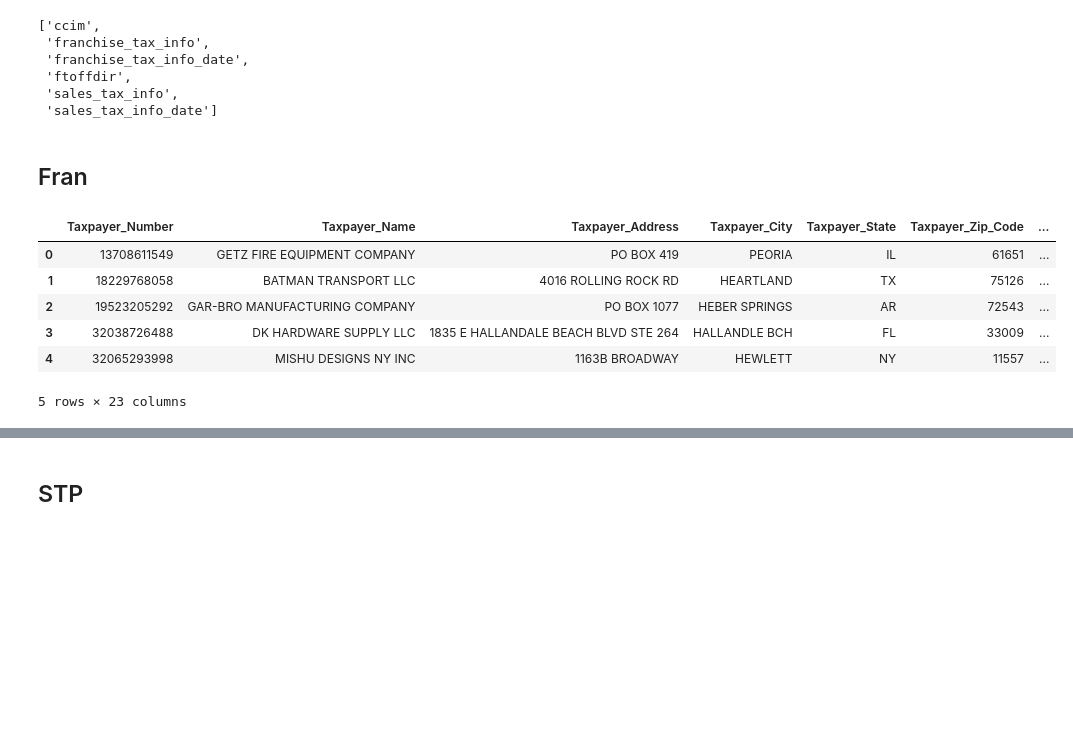
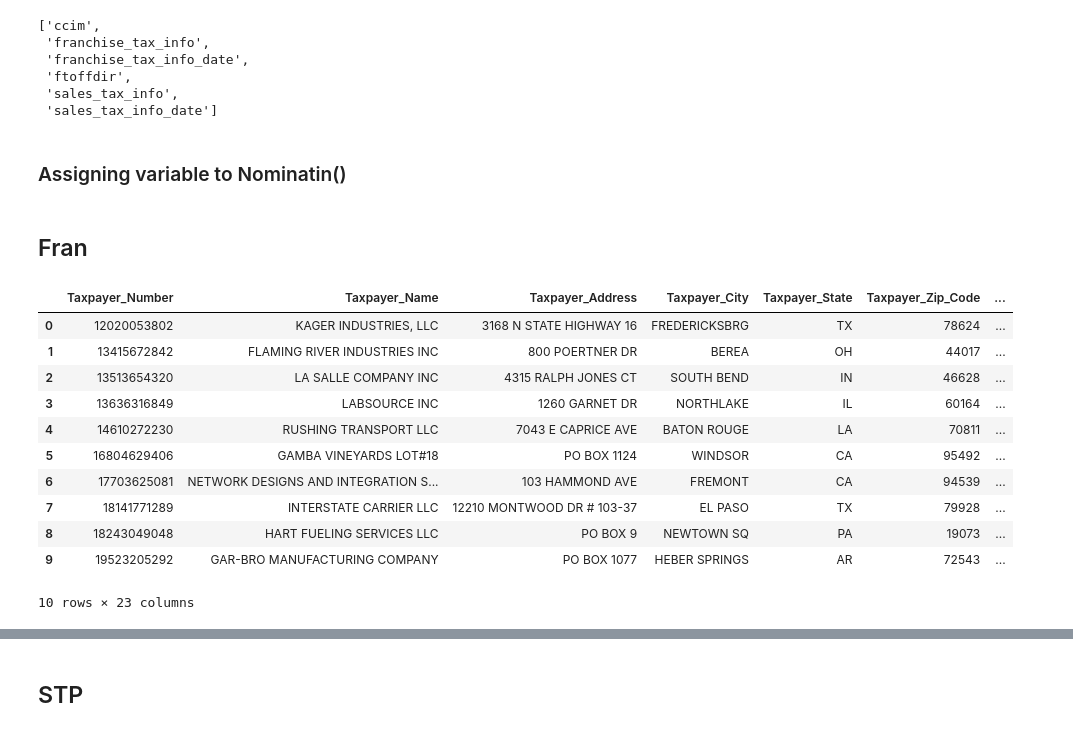
Before and after one commit to jmitterh/Project_3_Potential_Marketing, a Jupyter notebook: CRE_Marketing_Data/HoustonData.ipynb, the cells around one changed output, grey strips where cells are left out. Saved outputs shown, nothing was run; the diff lists cells and outputs as text; code cells hidden in the pictures; blank space fills up the shorter version.

```diff
--- a/CRE_Marketing_Data/HoustonData.ipynb
+++ b/CRE_Marketing_Data/HoustonData.ipynb
@@ -20,3 +25,5 @@ engine.table_names()
  'ftoffdir',
  'sales_tax_info',
  'sales_tax_info_date']
+# %% [markdown]
+### Assigning variable to Nominatin()
@@ -24,15 +33,20 @@ engine.table_names()
 ## Fran
 # %%
 df_franchise_tax_info_date = pdsql.read_sql("SELECT * FROM franchise_tax_info_date",engine)
-df_franchise_tax_info_date.head()
+df_franchise_tax_info_date.head(10)
 # %% [output]
 |  | Taxpayer_Number | Taxpayer_Name | Taxpayer_Address | Taxpayer_City | Taxpayer_State | Taxpayer_Zip_Code | ... |
-| 0 | 13708611549 | GETZ FIRE EQUIPMENT COMPANY | PO BOX 419 | PEORIA | IL | 61651 | ... |
-| 1 | 18229768058 | BATMAN TRANSPORT LLC | 4016 ROLLING ROCK RD | HEARTLAND | TX | 75126 | ... |
-| 2 | 19523205292 | GAR-BRO MANUFACTURING COMPANY | PO BOX 1077 | HEBER SPRINGS | AR | 72543 | ... |
-| 3 | 32038726488 | DK HARDWARE SUPPLY LLC | 1835 E HALLANDALE BEACH BLVD STE 264 | HALLANDLE BCH | FL | 33009 | ... |
-| 4 | 32065293998 | MISHU DESIGNS NY INC | 1163B BROADWAY | HEWLETT | NY | 11557 | ... |
+| 0 | 12020053802 | KAGER INDUSTRIES, LLC | 3168 N STATE HIGHWAY 16 | FREDERICKSBRG | TX | 78624 | ... |
+| 1 | 13415672842 | FLAMING RIVER INDUSTRIES INC | 800 POERTNER DR | BEREA | OH | 44017 | ... |
+| 2 | 13513654320 | LA SALLE COMPANY INC | 4315 RALPH JONES CT | SOUTH BEND | IN | 46628 | ... |
+| 3 | 13636316849 | LABSOURCE INC | 1260 GARNET DR | NORTHLAKE | IL | 60164 | ... |
+| 4 | 14610272230 | RUSHING TRANSPORT LLC | 7043 E CAPRICE AVE | BATON ROUGE | LA | 70811 | ... |
+| 5 | 16804629406 | GAMBA VINEYARDS LOT#18 | PO BOX 1124 | WINDSOR | CA | 95492 | ... |
+| 6 | 17703625081 | NETWORK DESIGNS AND INTEGRATION S... | 103 HAMMOND AVE | FREMONT | CA | 94539 | ... |
+| 7 | 18141771289 | INTERSTATE CARRIER LLC | 12210 MONTWOOD DR # 103-37 | EL PASO | TX | 79928 | ... |
+| 8 | 18243049048 | HART FUELING SERVICES LLC | PO BOX 9 | NEWTOWN SQ | PA | 19073 | ... |
+| 9 | 19523205292 | GAR-BRO MANUFACTURING COMPANY | PO BOX 1077 | HEBER SPRINGS | AR | 72543 | ... |
-5 rows × 23 columns
+10 rows × 23 columns
 # %%
 df_franchise_tax_info_date= df_franchise_tax_info_date[df_franchise_tax_info_date['Taxpayer_City']=='HOUSTON']
 df_franchise_tax_info_date.count()
```
Also changed, not shown: parts of 15 cells of this notebook, 6 other files.
